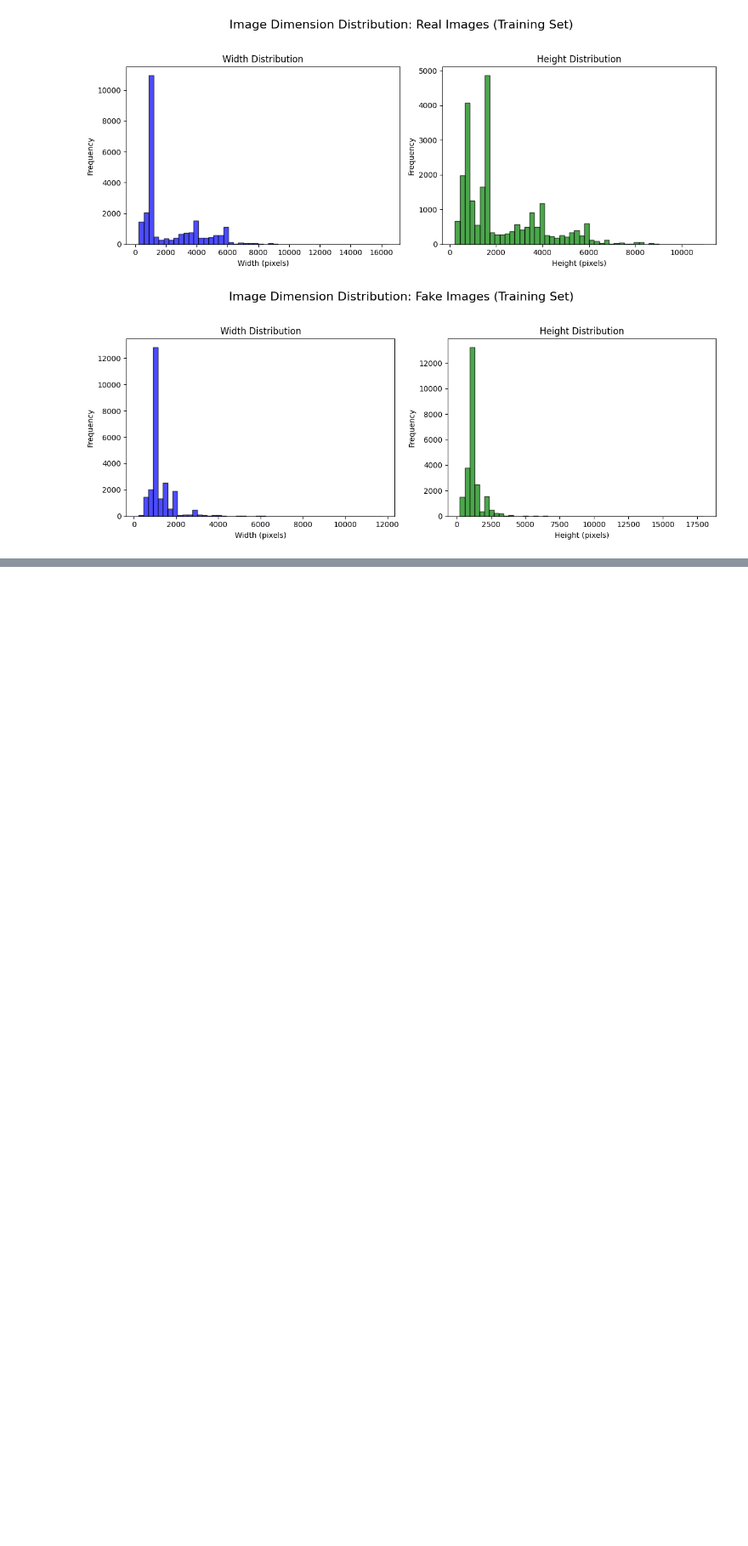
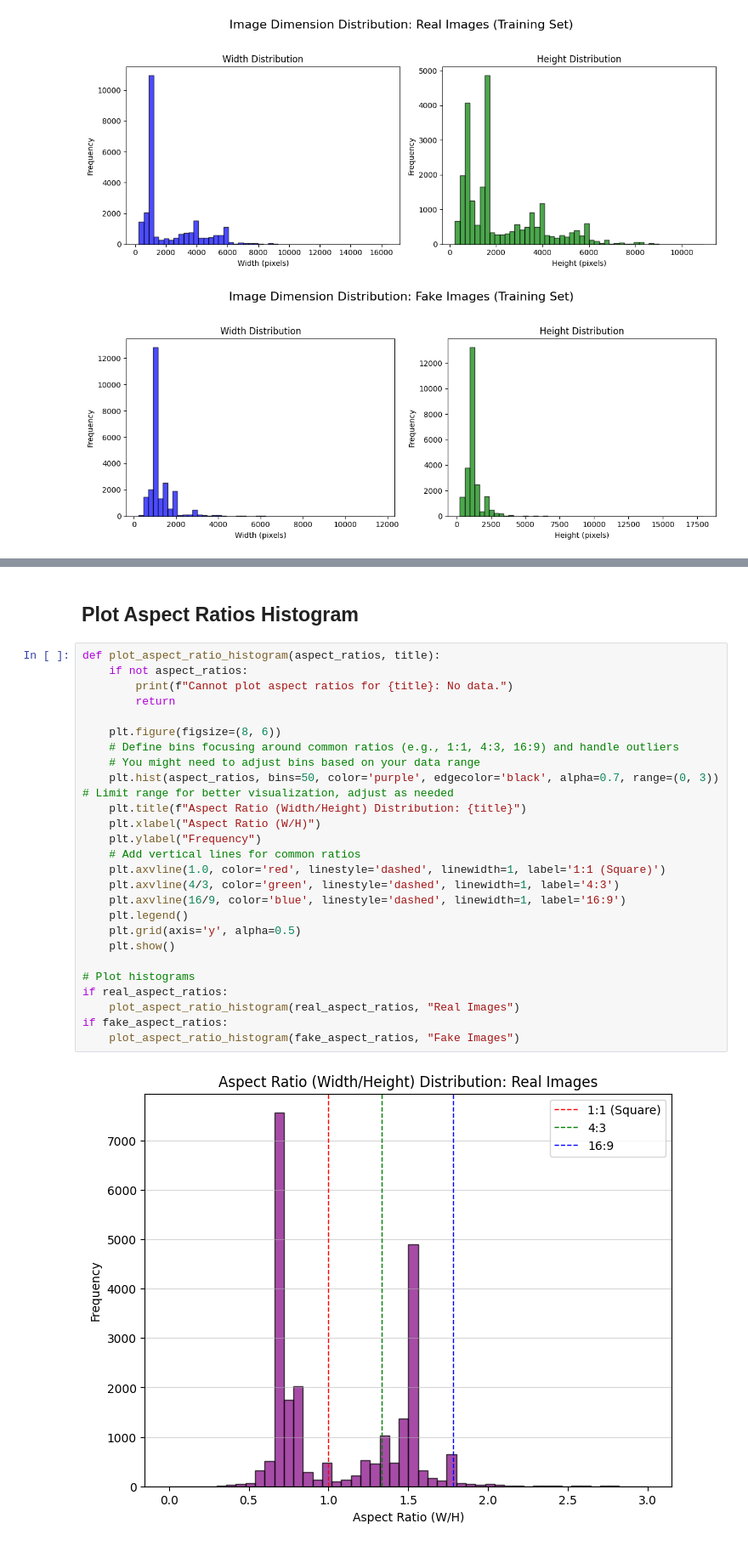
Before and after one commit to Frogekko/Real-vs-AI-Generated-Image-Classification, a Jupyter notebook: ai_image_detection.ipynb, the cells around one changed output, grey strips where cells are left out. Shown at 85% size. Drawn from its saved outputs; the diff is of its cells as text; blank space fills up the shorter version.

Commit message:
Dataset EDA 2
- Aspect Ratios and more histograms

```diff
--- a/ai_image_detection.ipynb
+++ b/ai_image_detection.ipynb
@@ -225,0 +263,30 @@ if fake_dims:
+# %% [markdown]
+## Plot Aspect Ratios Histogram
+# %%
+def plot_aspect_ratio_histogram(aspect_ratios, title):
+    if not aspect_ratios:
+        print(f"Cannot plot aspect ratios for {title}: No data.")
+        return
+
+    plt.figure(figsize=(8, 6))
+    # Define bins focusing around common ratios (e.g., 1:1, 4:3, 16:9) and handle outliers
+    # You might need to adjust bins based on your data range
+    plt.hist(aspect_ratios, bins=50, color='purple', edgecolor='black', alpha=0.7, range=(0, 3)) # Limit range for better visualization, adjust as needed
+    plt.title(f"Aspect Ratio (Width/Height) Distribution: {title}")
+    plt.xlabel("Aspect Ratio (W/H)")
+    plt.ylabel("Frequency")
+    # Add vertical lines for common ratios
+    plt.axvline(1.0, color='red', linestyle='dashed', linewidth=1, label='1:1 (Square)')
+    plt.axvline(4/3, color='green', linestyle='dashed', linewidth=1, label='4:3')
+    plt.axvline(16/9, color='blue', linestyle='dashed', linewidth=1, label='16:9')
+    plt.legend()
+    plt.grid(axis='y', alpha=0.5)
+    plt.show()
+
+# Plot histograms
+if real_aspect_ratios:
+    plot_aspect_ratio_histogram(real_aspect_ratios, "Real Images")
+if fake_aspect_ratios:
+    plot_aspect_ratio_histogram(fake_aspect_ratios, "Fake Images")
+# %% [output]
+[figure, added]
```
Also changed, not shown: parts of 4 cells of this notebook.
